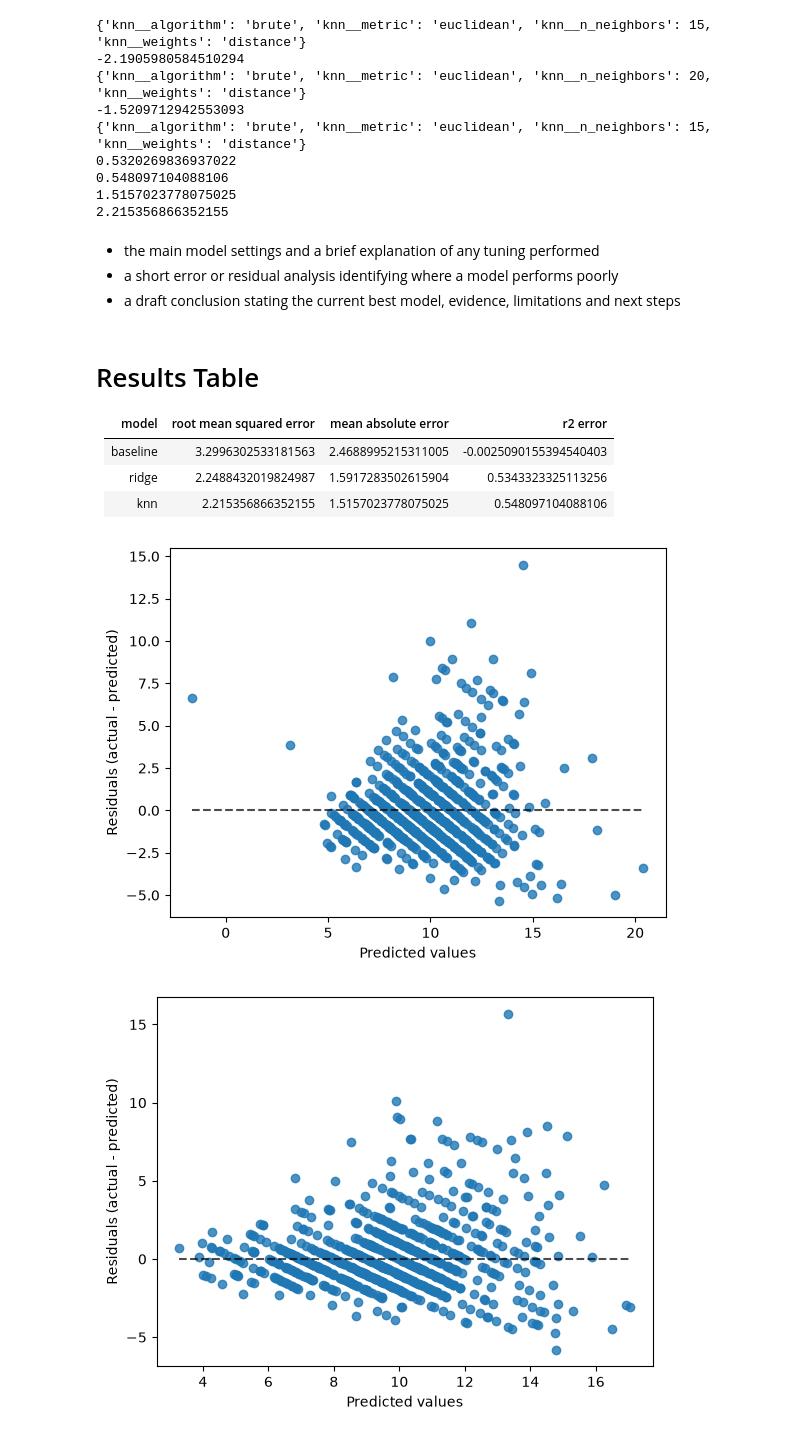
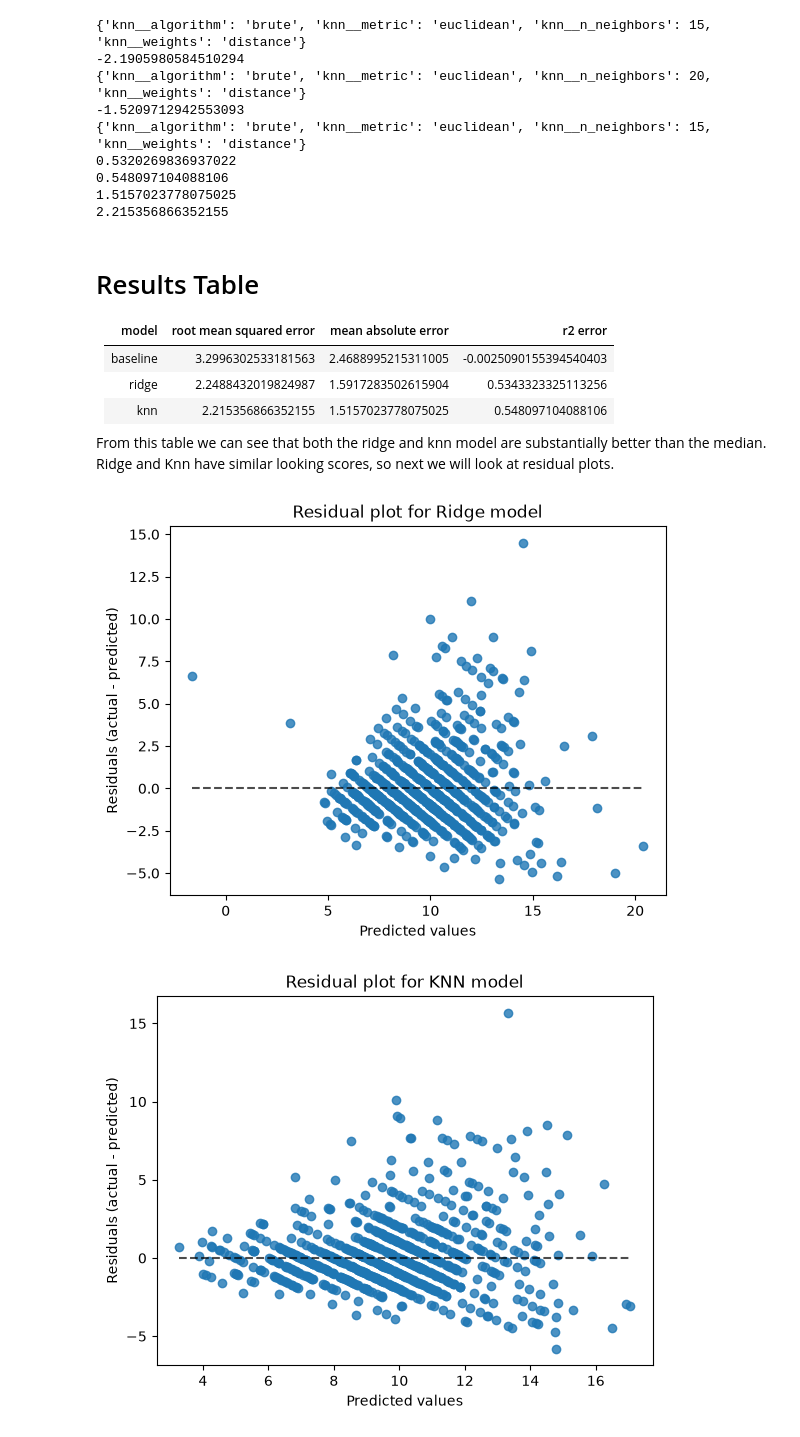
Before and after one commit to queersweetpotato/machine-learning, a Jupyter notebook: notebooks/Models.ipynb, the cells around one changed output. Saved outputs shown, nothing was run; the diff lists cells and outputs as text; code cells hidden in the pictures.

Commit message:
added more explanation, removed unnecessary things

```diff
--- a/notebooks/Models.ipynb
+++ b/notebooks/Models.ipynb
@@ -146,10 +150,6 @@ print(root_mean_squared_error(targets_test, knn_targets_pred_test))
 0.548097104088106
 1.5157023778075025
 2.215356866352155
-# %% [markdown]
-- the main model settings and a brief explanation of any tuning performed
-- a short error or residual analysis identifying where a model performs poorly
-- a draft conclusion stating the current best model, evidence, limitations and next steps
 # %% [markdown]
 # Results Table
 
@@ -158,20 +158,31 @@ print(root_mean_squared_error(targets_test, knn_targets_pred_test))
 | baseline |3.2996302533181563       | 2.4688995215311005  |-0.0025090155394540403 |
 | ridge    |2.2488432019824987       | 1.5917283502615904  |0.5343323325113256 |
 | knn      |2.215356866352155        | 1.5157023778075025  |0.548097104088106 |
+
+From this table we can see that both the ridge and knn model are substantially better than the median. Ridge and Knn have similar looking scores, so next we will look at residual plots.
 # %%
+#plot the residuals
 from sklearn.metrics import PredictionErrorDisplay
 import matplotlib.pyplot as plt
 import numpy as np
 
+#transform the target data into an array
 targets_test_array = np.array(targets_test)
 targets_test_array = targets_test_array.flatten()
 
+#plot the ridge model
 displayRidge = PredictionErrorDisplay(y_true=targets_test_array, y_pred=ridge_targets_pred_test)
 displayRidge.plot()
+plt.title("Residual plot for Ridge model")
 
+#plot the knn model
 displayKnn = PredictionErrorDisplay.from_estimator(knn_rms, features_test, targets_test)
+plt.title("Residual plot for KNN model")
 
+#show the plots
 plt.show()
+
+#looking at the plots shows that the knn model is more spread out alone the x-axis and generally closer to 0, indicating that it performs better
 # %% [output]
-[figure, old version]
+[figure, new version]
-[figure, old version]
+[figure, new version]
```
Also changed, not shown: parts of 3 cells of this notebook.
